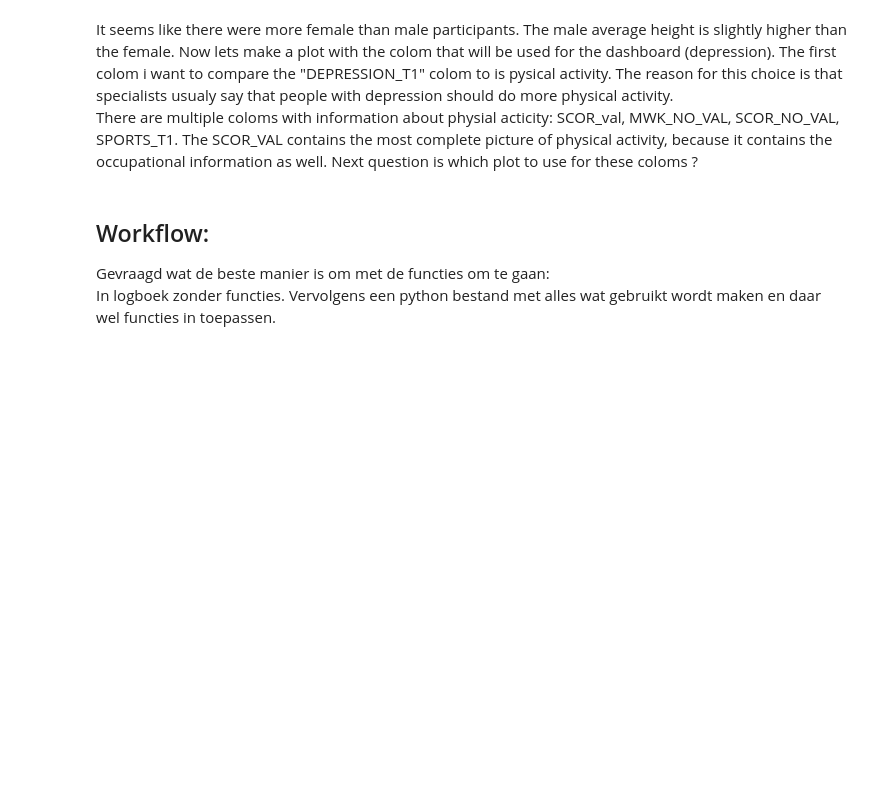
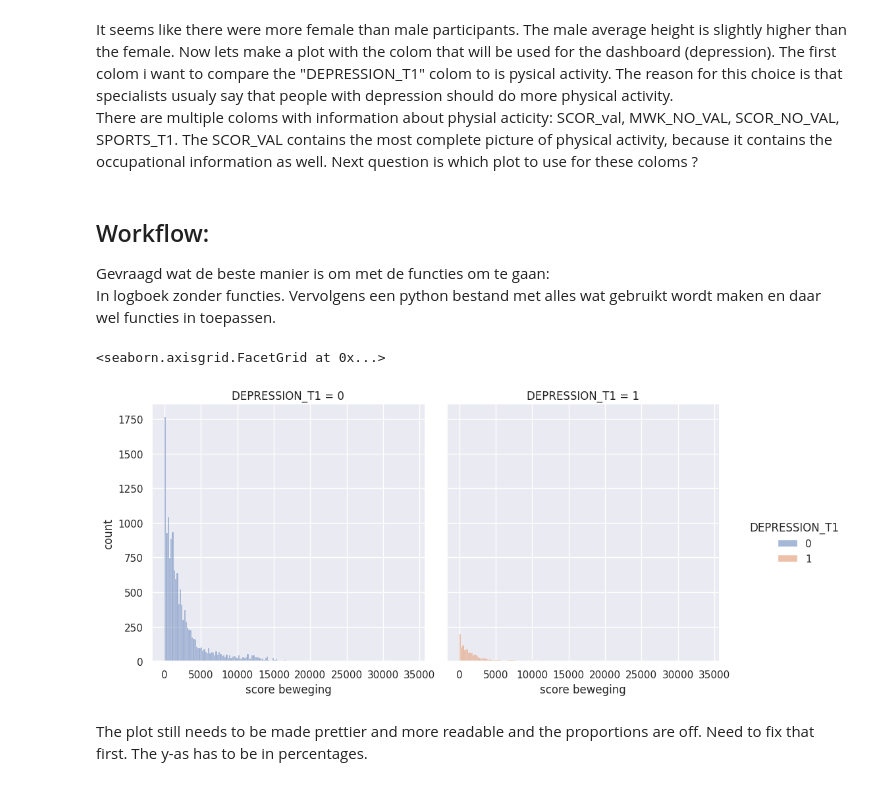
Before and after one commit to irisineke/Lifelines, a Jupyter notebook: logboek.ipynb, the cells around one changed output. Cells and saved outputs as stored; diff of their text form; code cells hidden in the pictures; blank space fills up the shorter version.

Commit message:
first try depression plot

```diff
--- a/logboek.ipynb
+++ b/logboek.ipynb
@@ -146,3 +146,26 @@ There are multiple coloms with information about physial acticity: SCOR_val, MWK
 ## Workflow:
 Gevraagd wat de beste manier is om met de functies om te gaan: \
 In logboek zonder functies. Vervolgens een python bestand met alles wat gebruikt wordt maken en daar wel functies in toepassen.
+# %%
+# trying histogram plot:
+sns.set_theme(style="darkgrid")
+df = data
+
+# new kolom 'SEX' from 'GENDER'
+# df["SEX"] = np.where(df["GENDER"] == 1, "Male", "Female")
+
+# this switches the plots so that the female plot is pink and the male plot is blue
+# hue_order = ["Male", "Female"]
+
+# making the plot
+plot = sns.displot(
+    df, x="SCOR_VAL", col="DEPRESSION_T1",
+    hue="DEPRESSION_T1", col_wrap = None)
+
+# add labels to the axis and title to the plot
+plot.set(xlabel ="score beweging", ylabel = "count")
+# %% [output]
+<seaborn.axisgrid.FacetGrid at 0x...>
+[figure, added]
+# %% [markdown]
+The plot still needs to be made prettier and more readable and the proportions are off. Need to fix that first. The y-as has to be in percentages.
```
